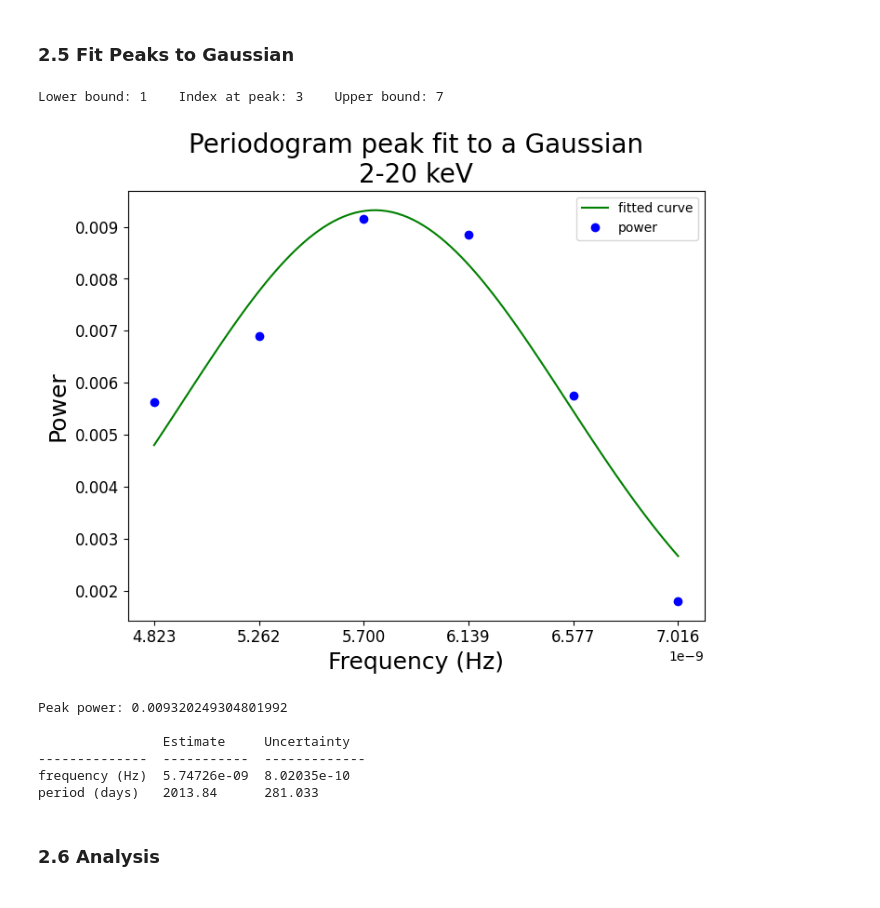
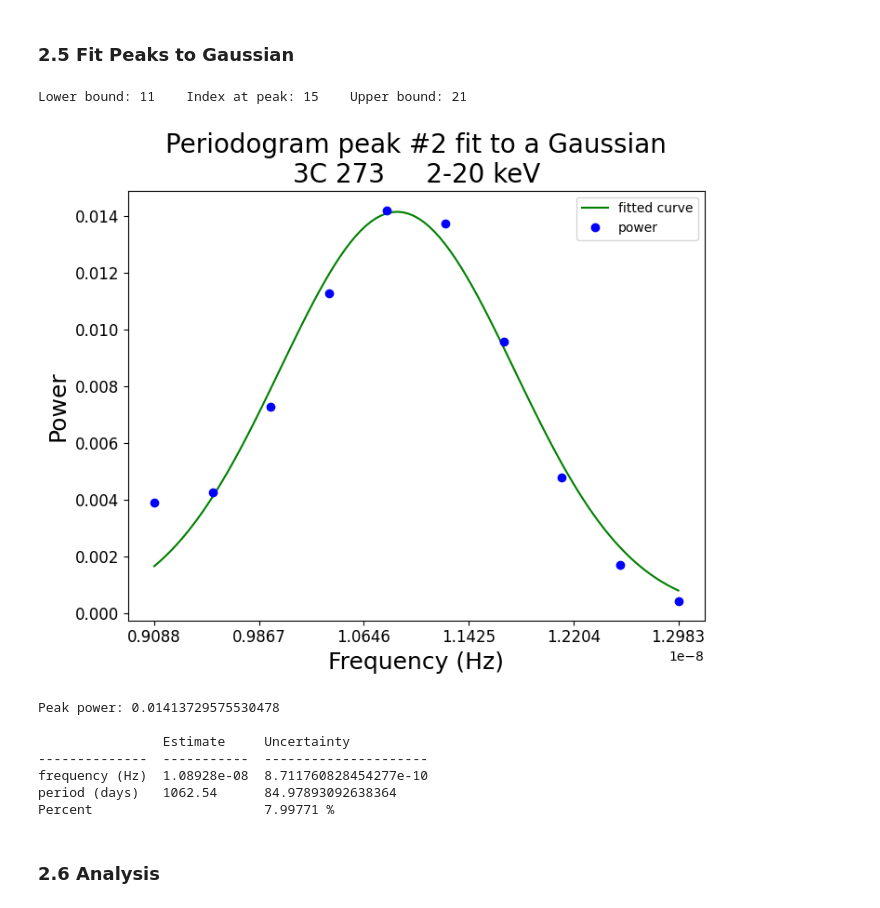
Before and after one commit to Beauremontt/AGN-Flux-Timing-Analysis, a Jupyter notebook: AGNFluxTimingAnalysis.ipynb, the cells around one changed output. Saved outputs shown, nothing was run; the diff lists cells and outputs as text; code cells hidden in the pictures.

```diff
--- a/AGNFluxTimingAnalysis.ipynb
+++ b/AGNFluxTimingAnalysis.ipynb
@@ -26,7 +26,7 @@ def display_data(prefix):
   plt.subplots(1, 1, figsize=(12, 8))
   plt.errorbar(x/86400, y, yerr=dy, fmt='_k', ecolor='c', elinewidth=1)
 
-  plt.title(f'{prefix} light curve for {flux_source}\n{band_label}', fontsize=24)
+  plt.title(f'{prefix} light curve\n{flux_source}     {band_label}', fontsize=24)
   plt.xlabel('MJD', fontsize=20)
   plt.ylabel('Flux', fontsize=20)
   plt.tick_params(labelsize=18)
@@ -137,13 +137,14 @@ if use_filter == True:
   dy = AGN[:, flux_column + 1]  # uncertainty
 
 
-  # determine data points to ignore
-  rm = []
+  # create array of signal-to-noise ratio
+  SNR = y/dy
+
+  # determine data points to filter
+  SNR_tolerance = 0.6 # @param {type:"number"}  cut-off for low S/N
+  rm = []  # array for points to remove
   for i in range(len(x)):
-    if y[i] < 0:  # checks for negative flux
-      rm.append(i)
-      continue
-    if dy[i] > 10**100:  # checks for low SNR flux PLACEHOLDER
+    if SNR[i] < SNR_tolerance:  # checks for low SNR (also negative y values)
       rm.append(i)
 
   # remove lines marked by filter
@@ -331,65 +369,75 @@ plt.show()
 # %%
 # @title  { form-width: "25%" }
 
-# choose peak from labels on graph, or from 'peaks index' row of second table in 2.4
-choose_peak = 0 # @param {type:"integer"}
+# choose peak from labels on graph, or from 'peaks index' row of second table in 2.3
+choose_peak = 2 # @param {type:"integer"}
+
+# define interval around peak
+interval_start = pits[choose_peak]
+interval_end = pits[choose_peak+1]
 
 # ensure the interval encloses the peak
-if power[peaks[0]] > power[pits[0]]:
-  interval_start = pits[choose_peak]
-  interval_end = pits[choose_peak+1]
-else:
+if interval_start > peaks[choose_peak]:
   interval_start = pits[choose_peak-1]
   interval_end = pits[choose_peak]
-print("Lower bound:", interval_start, "   Index at peak:", peaks[choose_peak], "   Upper bound:", interval_end)
+
+print("Lower bound:", interval_start, "   Index at peak:", peaks[choose_peak], "   Upper bound:", interval_end, "\n")
 
 
 # get data values
 data_y = power[interval_start:interval_end]
 data_x = frequency[interval_start:interval_end]
 
 # define the Gaussian function
-def Gauss(x, mu, sigma, A):
-    return A * np.exp(-(x - mu)**2 / (2 * sigma**2))
+def Gauss(x, estimate_hz, uncertainty_hz, A):
+    return A * np.exp(-(x - estimate_hz)**2 / (2 * uncertainty_hz**2))
 
 # initial guess for parameters
 init = [np.mean(data_x), np.std(data_x), np.max(data_y)]
 
 # fit data to Gauss
 params, covariance = curve_fit(Gauss, data_x, data_y, p0=init)
 
 # get optimized parameters
-mu, sigma, amplitude = params
-mu_d = 1/(mu*86400)
-sigma_d = sigma/mu * mu_d
+estimate_hz, uncertainty_hz, amplitude = params
+
+# convert parameters from seconds to days
+percent_uncertainty = uncertainty_hz/estimate_hz
+estimate_day = 1/(estimate_hz*86400)
+uncertainty_day = percent_uncertainty * estimate_day
+
 
 # plot fitted curve and data
 plt.subplots(1,1,figsize=(8,6))
 gauss_x = np.linspace(data_x[0], data_x[-1], 100)
-plt.plot(gauss_x, Gauss(gauss_x, mu, sigma, amplitude), 'g-', label="fitted curve")
+plt.plot(gauss_x, Gauss(gauss_x, estimate_hz, uncertainty_hz, amplitude), 'g-', label="fitted curve")
 plt.plot(data_x, data_y, 'bo', label="power")
 
 # put labels on plot
-plt.title(f"Periodogram peak fit to a Gaussian\n{band_label}", fontsize=20)
+plt.title(f"Periodogram peak #{choose_peak} fit to a Gaussian\n{flux_source}     {band_label}", fontsize=20)
 plt.xticks(np.linspace(min(data_x), max(data_x), 6))
 plt.xlabel("Frequency (Hz)", fontsize=18)
 plt.ylabel("Power", fontsize=18)
 plt.tick_params(labelsize=12)
 plt.legend()
 
 # print results
 plt.show()
 print("\nPeak power:", amplitude, "\n")
-print(tabulate([["frequency (Hz)"] + [mu, sigma], ["period (days)"] + [mu_d, sigma_d]], headers=["", "Estimate", "Uncertainty"], numalign='left'))
+print(tabulate([["frequency (Hz)"] + [estimate_hz, uncertainty_hz],
+                ["period (days)"] + [estimate_day, uncertainty_day],
+                ["Percent", None, f"{percent_uncertainty*100:.5f} %"]],
+                headers=["", "Estimate", "Uncertainty"], numalign='left'))
 # %% [output]
-Lower bound: 1    Index at peak: 3    Upper bound: 7
+Lower bound: 11    Index at peak: 15    Upper bound: 21
-[figure, old version]
+[figure, new version]
-Peak power: 0.009320249304801992
+Peak power: 0.01413729575530478
 
                 Estimate     Uncertainty
---------------  -----------  -------------
-frequency (Hz)  5.74726e-09  8.02035e-10
-period (days)   2013.84      281.033
+--------------  -----------  ---------------------
+frequency (Hz)  1.08928e-08  8.711760828454277e-10
+period (days)   1062.54      84.97893092638364
+Percent                      7.99771 %
 # %% [markdown]
 ### 2.6 Analysis
 # %%
```
Also changed, not shown: parts of 6 cells of this notebook.
